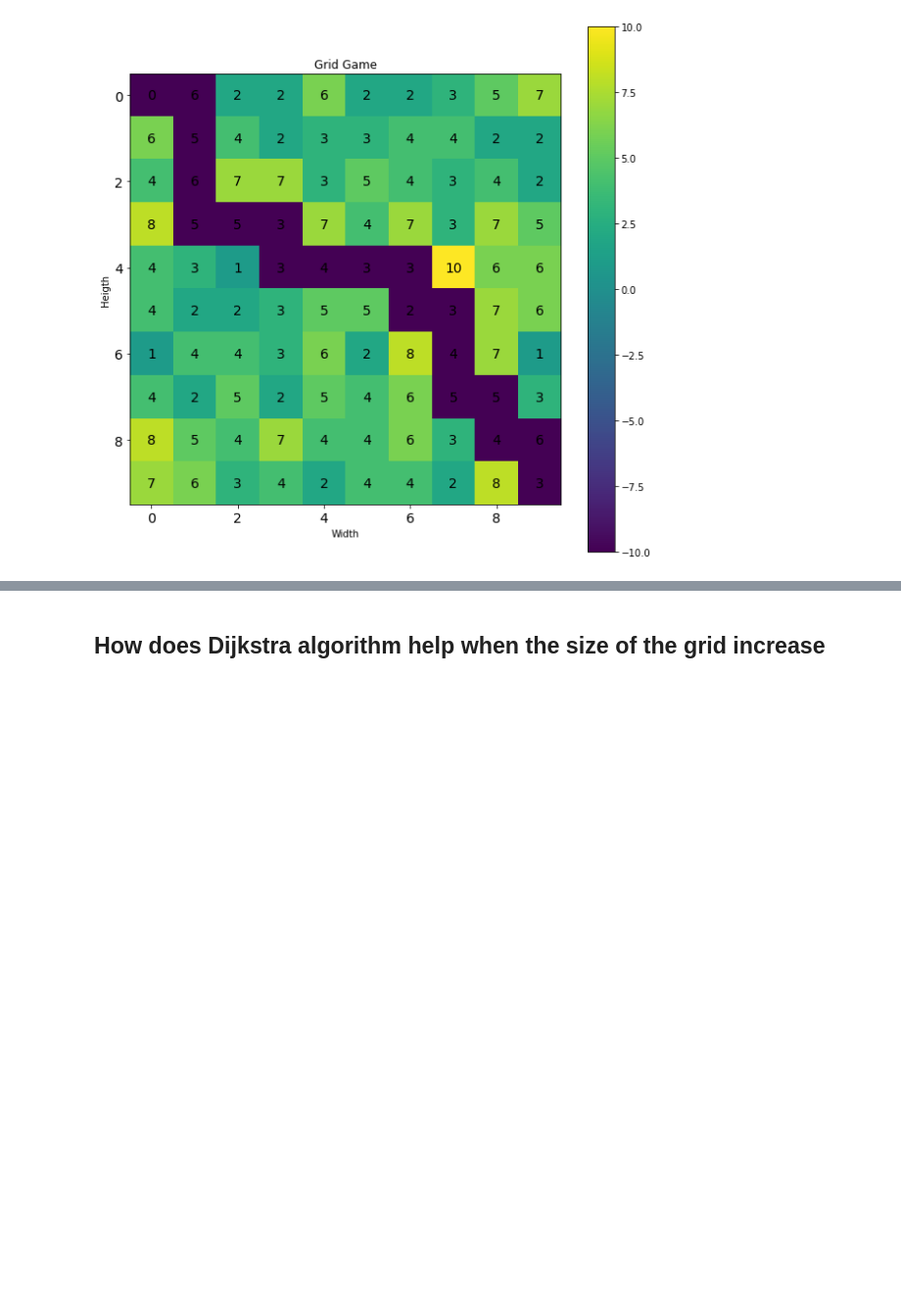
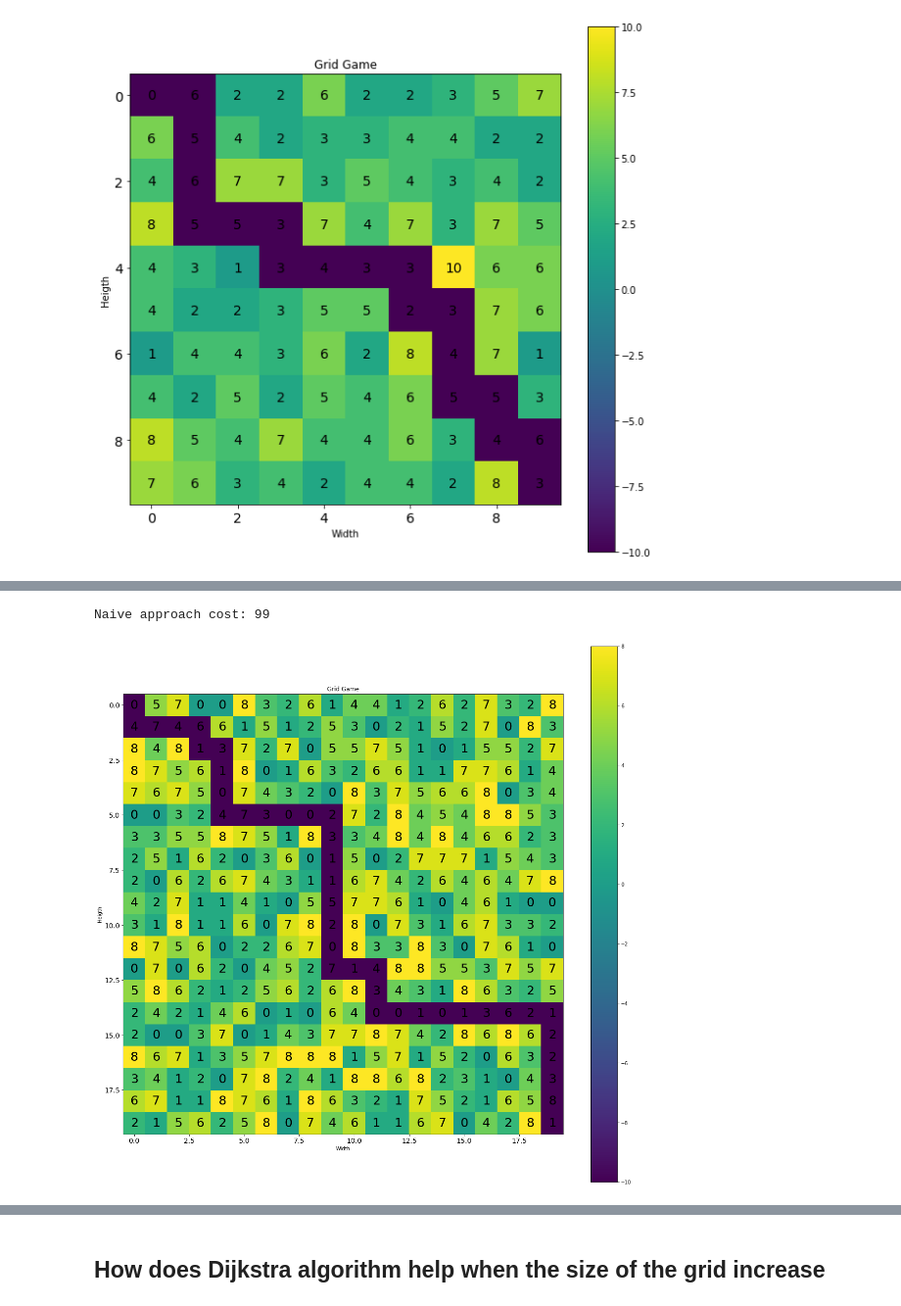
Before and after one commit to Khaliladib11/GridGame, a Jupyter notebook: Grid Game.ipynb, the cells around one changed output, grey strips where cells are left out. Shown at 98% size. Saved outputs shown, nothing was run; the diff lists cells and outputs as text; code cells hidden in the pictures; blank space fills up the shorter version.

```diff
--- a/Grid Game.ipynb
+++ b/Grid Game.ipynb
@@ -617,0 +624,8 @@ dijkstra algorithms  cost: 23
+# %%
+naive_path = gridGame.findPath(grid, path= [[0,0]])
+cost, newGrid = gridGame.computePath(grid, naive_path)
+print(f"Naive approach cost: {cost}")
+gridGame.visualizeTheGrid(newGrid)
+# %% [output]
+Naive approach cost: 99
+[figure, added]
```
Also changed, not shown: parts of 7 cells of this notebook, 2 other files.
